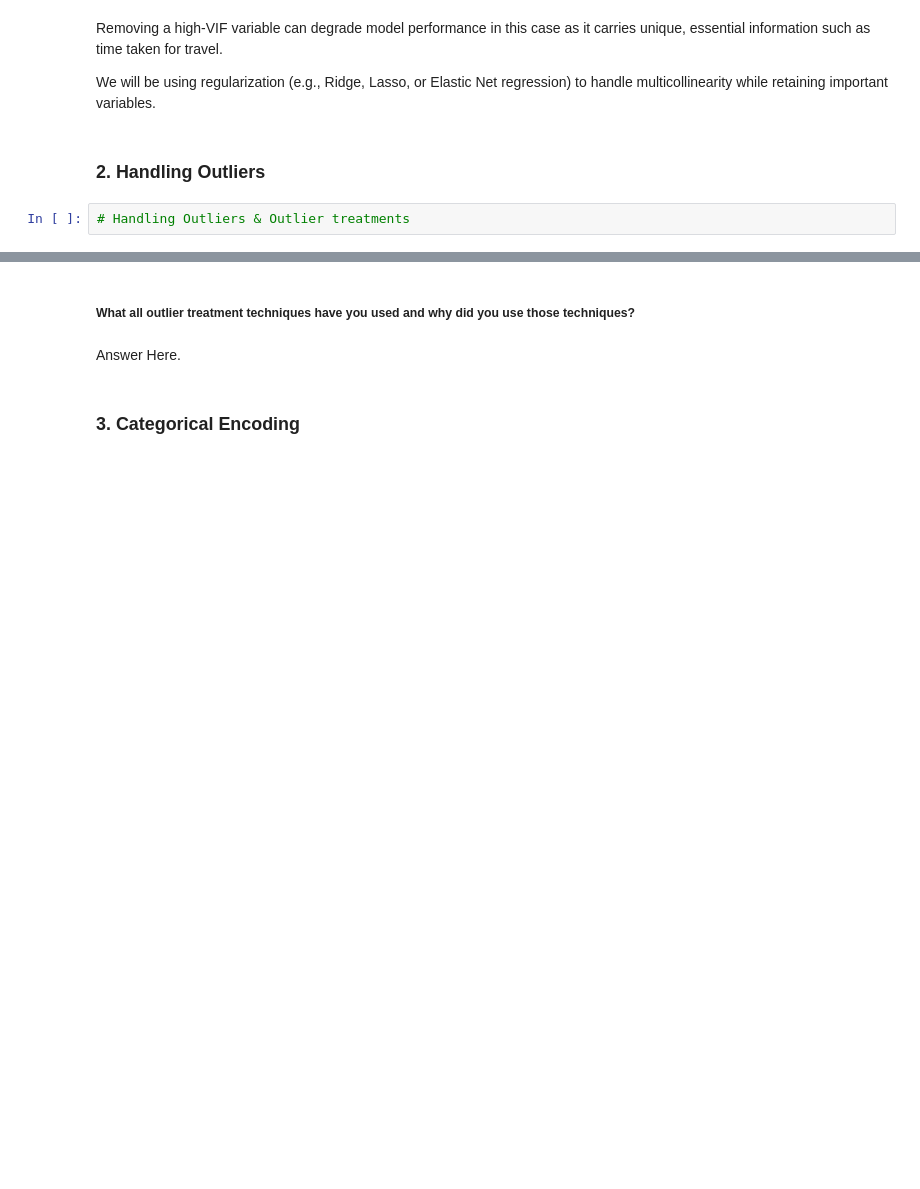
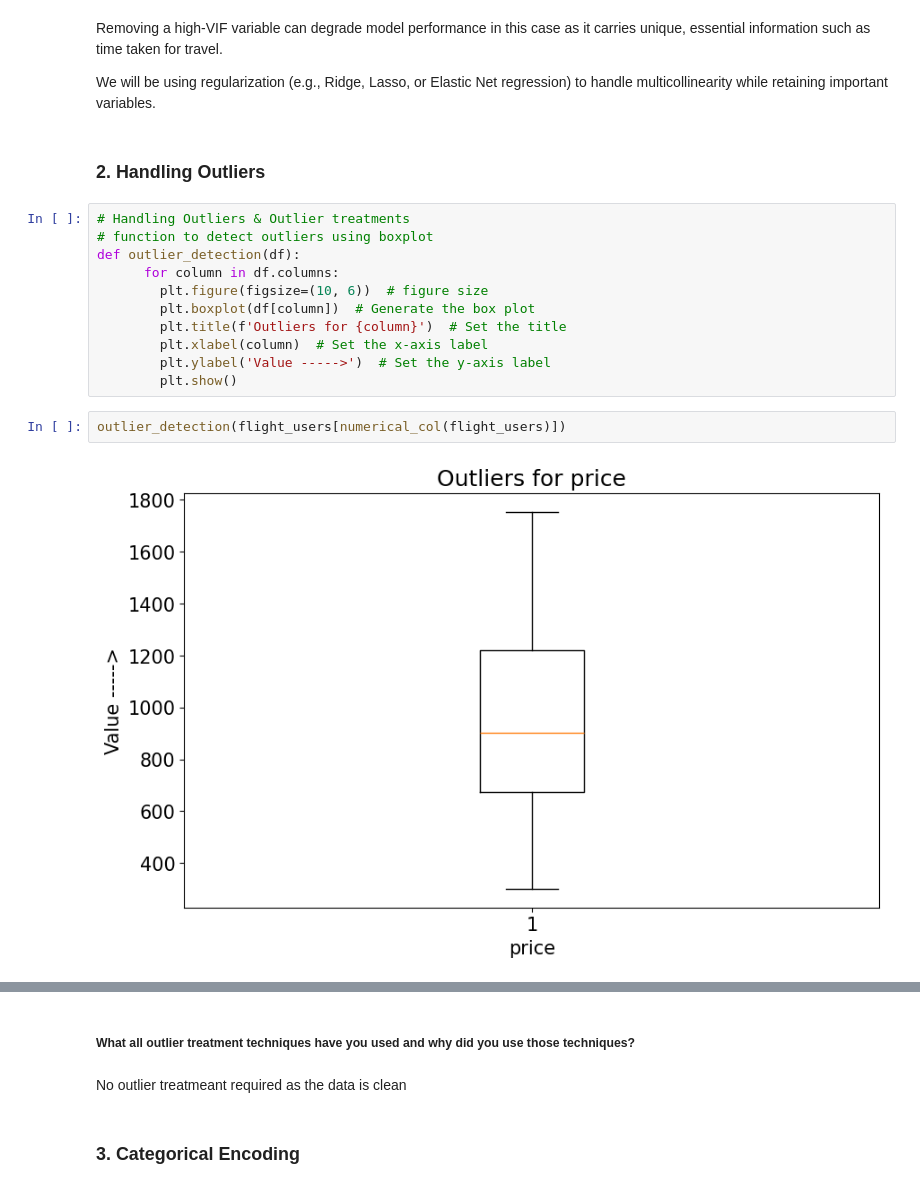
Before and after one commit to amol004/Voyage-Analytics-Integrating-MLOps-in-Travel, a Jupyter notebook: Capstone_Project_Productionization_of_ML_Systems.ipynb, the cells around one changed output, grey strips where cells are left out. Cells and saved outputs as stored; diff of their text form; blank space fills up the shorter version.

```diff
--- a/Capstone_Project_Productionization_of_ML_Systems.ipynb
+++ b/Capstone_Project_Productionization_of_ML_Systems.ipynb
@@ -1071,5 +1071,18 @@ Removing a high-VIF variable can degrade model performance in this case as it ca
 We will be using regularization (e.g., Ridge, Lasso, or Elastic Net regression) to handle multicollinearity while retaining important variables.
 # %% [markdown]
 ### 2. Handling Outliers
-# %%
-# Handling Outliers & Outlier treatments
+# %%
+# Handling Outliers & Outlier treatments
+# function to detect outliers using boxplot
+def outlier_detection(df):
+      for column in df.columns:
+        plt.figure(figsize=(10, 6))  # figure size
+        plt.boxplot(df[column])  # Generate the box plot
+        plt.title(f'Outliers for {column}')  # Set the title
+        plt.xlabel(column)  # Set the x-axis label
+        plt.ylabel('Value ----->')  # Set the y-axis label
+        plt.show()
+# %%
+outlier_detection(flight_users[numerical_col(flight_users)])
+# %% [output]
+[figure, added]
@@ -1076,7 +1091,7 @@ We will be using regularization (e.g., Ridge, Lasso, or Elastic Net regression)
 # %% [markdown]
 ##### What all outlier treatment techniques have you used and why did you use those techniques?
-# %% [markdown]
-Answer Here.
+# %% [markdown]
+No outlier treatmeant required as the data is clean
 # %% [markdown]
 ### 3. Categorical Encoding
 # %%
```
Also changed, not shown: parts of 1 cell of this notebook.
